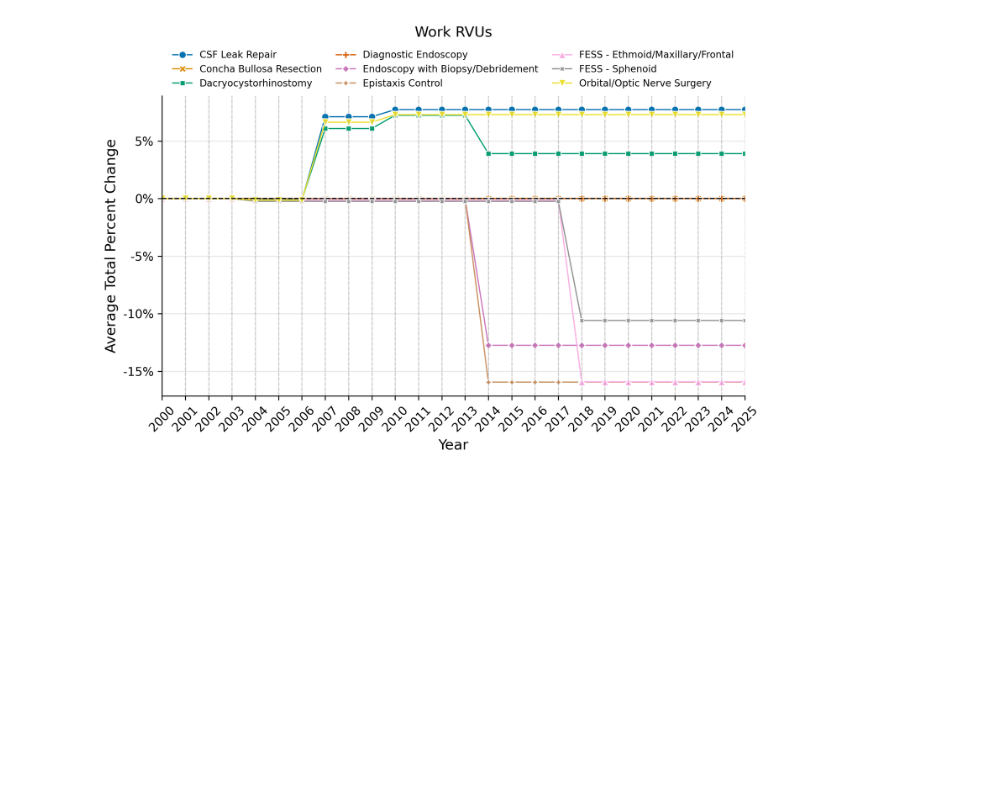
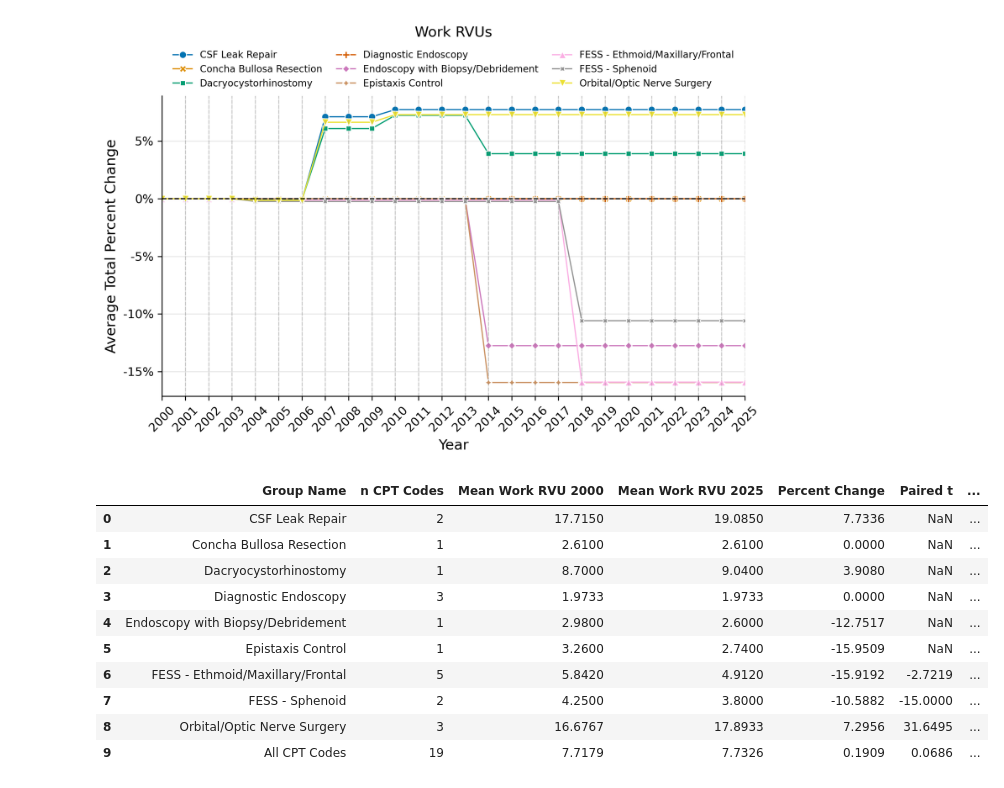
Before and after one commit to ravibandaru-lab/rhinology_reimbursement, a Jupyter notebook: Main_Figures/F2/F2.ipynb, the cells around one changed output. Saved outputs shown, nothing was run; the diff lists cells and outputs as text; code cells hidden in the pictures; blank space fills up the shorter version.

```diff
--- a/Main_Figures/F2/F2.ipynb
+++ b/Main_Figures/F2/F2.ipynb
@@ -126,3 +126,60 @@ plt.savefig('F2.pdf')
 plt.show()
 # %% [output]
 [figure]
+# %%
+# Statistical comparison of Work RVUs, 2000 vs 2025, paired at the CPT-code level.
+# Groups with a single CPT code (or identical change across all codes) have no
+# within-group variation to test, so their p-values are reported as NaN.
+import numpy as np
+from scipy import stats
+
+rvu_by_code = combined_df.pivot_table(
+    index=["Group Name", "HCPCS Code"],
+    columns="Year",
+    values="Work RVU"
+)[[2000, 2025]].dropna()
+
+def paired_tests(v2000, v2025):
+    diffs = v2025 - v2000
+    if len(diffs) < 2 or np.allclose(diffs, diffs[0]):
+        return np.nan, np.nan, np.nan
+    t_stat, t_p = stats.ttest_rel(v2025, v2000)
+    try:
+        _, w_p = stats.wilcoxon(v2025, v2000)
+    except ValueError:
+        w_p = np.nan
+    return t_stat, t_p, w_p
+
+def summarize(label, v2000, v2025):
+    t_stat, t_p, w_p = paired_tests(v2000, v2025)
+    return {
+        "Group Name": label,
+        "n CPT Codes": len(v2000),
+        "Mean Work RVU 2000": v2000.mean(),
+        "Mean Work RVU 2025": v2025.mean(),
+        "Percent Change": (v2025.mean() - v2000.mean()) / v2000.mean() * 100,
+        "Paired t": t_stat,
+        "p (paired t-test)": t_p,
+        "p (Wilcoxon)": w_p,
+    }
+
+rows = [
+    summarize(group, sub[2000].to_numpy(), sub[2025].to_numpy())
+    for group, sub in rvu_by_code.groupby(level="Group Name")
+]
+rows.append(summarize("All CPT Codes", rvu_by_code[2000].to_numpy(), rvu_by_code[2025].to_numpy()))
+
+stats_df = pd.DataFrame(rows).round(4)
+stats_df
+# %% [output]
+|  | Group Name | n CPT Codes | Mean Work RVU 2000 | Mean Work RVU 2025 | Percent Change | Paired t | ... |
+| 0 | CSF Leak Repair | 2 | 17.7150 | 19.0850 | 7.7336 | NaN | ... |
+| 1 | Concha Bullosa Resection | 1 | 2.6100 | 2.6100 | 0.0000 | NaN | ... |
+| 2 | Dacryocystorhinostomy | 1 | 8.7000 | 9.0400 | 3.9080 | NaN | ... |
+| 3 | Diagnostic Endoscopy | 3 | 1.9733 | 1.9733 | 0.0000 | NaN | ... |
+| 4 | Endoscopy with Biopsy/Debridement | 1 | 2.9800 | 2.6000 | -12.7517 | NaN | ... |
+| 5 | Epistaxis Control | 1 | 3.2600 | 2.7400 | -15.9509 | NaN | ... |
+| 6 | FESS - Ethmoid/Maxillary/Frontal | 5 | 5.8420 | 4.9120 | -15.9192 | -2.7219 | ... |
+| 7 | FESS - Sphenoid | 2 | 4.2500 | 3.8000 | -10.5882 | -15.0000 | ... |
+| 8 | Orbital/Optic Nerve Surgery | 3 | 16.6767 | 17.8933 | 7.2956 | 31.6495 | ... |
+| 9 | All CPT Codes | 19 | 7.7179 | 7.7326 | 0.1909 | 0.0686 | ... |
```
Also changed, not shown: 21 other files.
